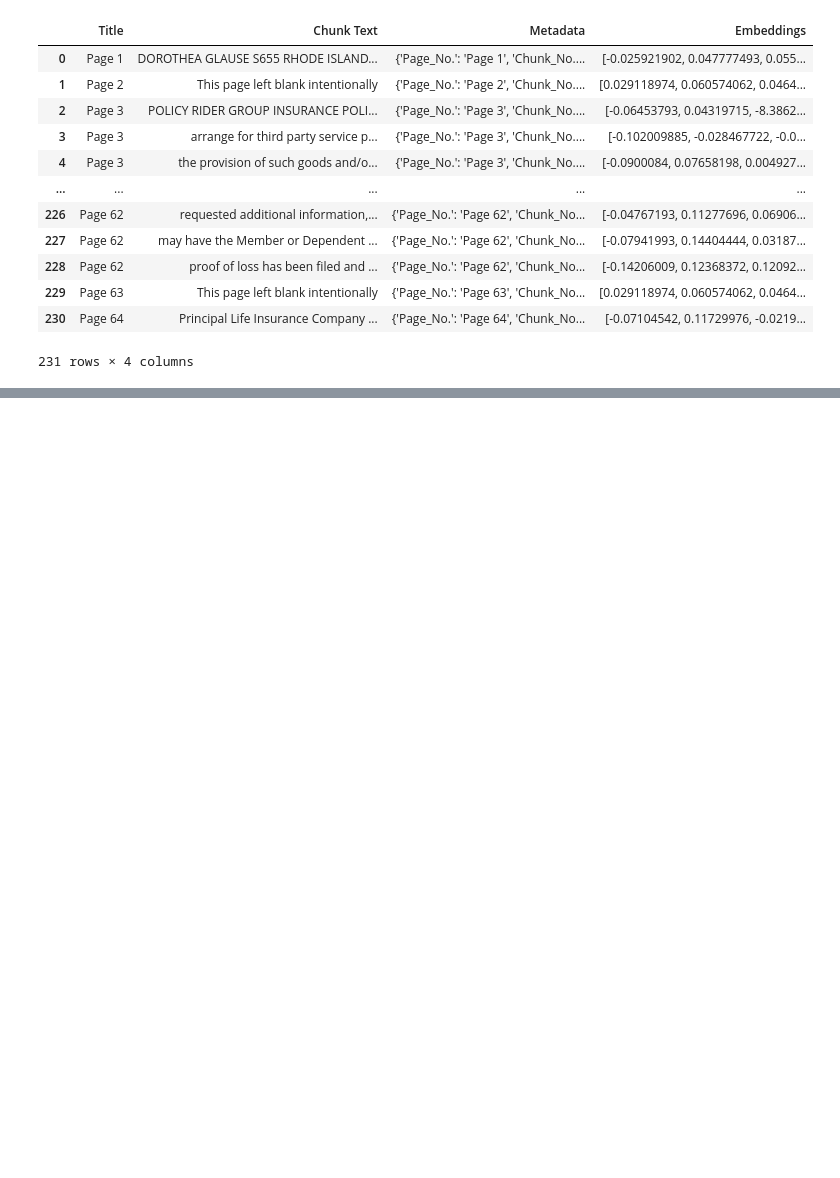
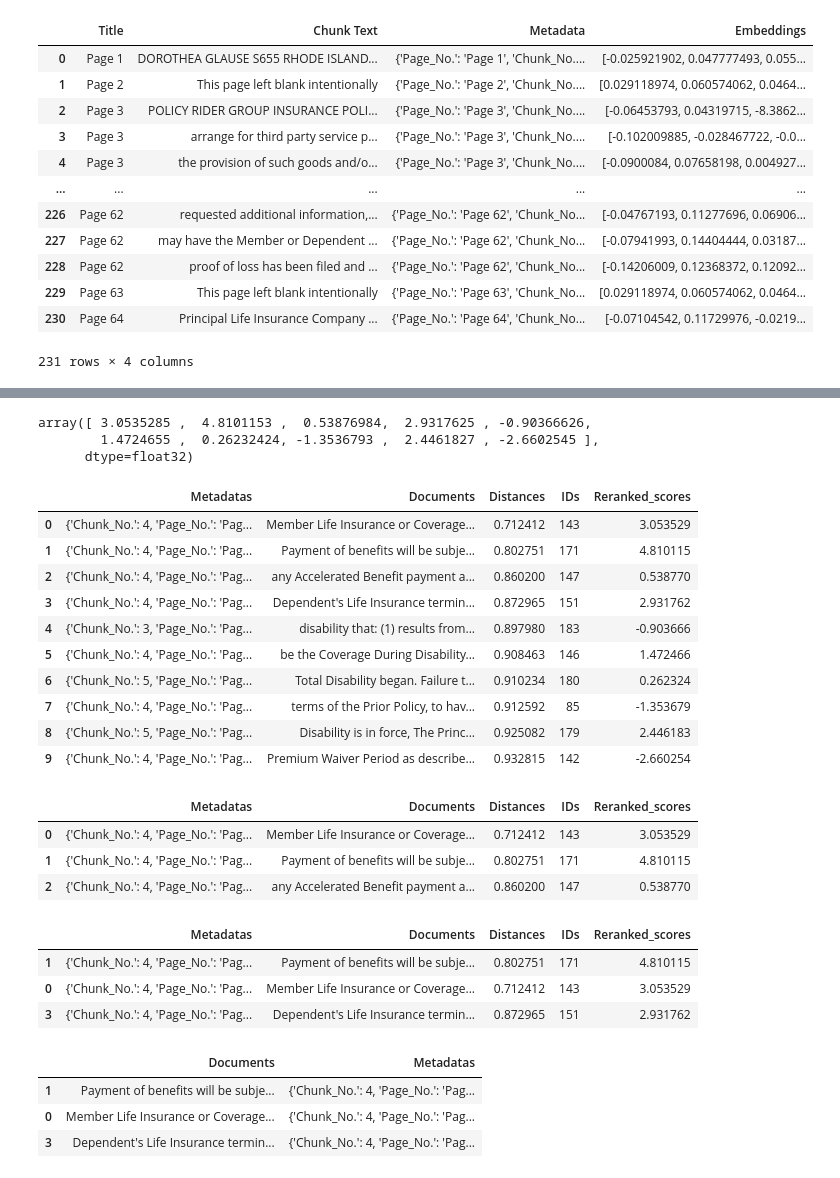
Before and after one commit to Aswani-ReddyKV/HelpMateAI, a Jupyter notebook: Aswani_Reddy_HelpMateAI.ipynb, the cells around one changed output, grey strips where cells are left out. Saved outputs shown, nothing was run; the diff lists cells and outputs as text; code cells hidden in the pictures; blank space fills up the shorter version.

Commit message:
added code till reranking

```diff
--- a/Aswani_Reddy_HelpMateAI.ipynb
+++ b/Aswani_Reddy_HelpMateAI.ipynb
@@ -344,0 +439,8 @@ fixed_chunk_df
+# %%
+# get result from main collection
+results = collection.query(
+query_texts=query,
+n_results=10
+)
+print("Result size is : " + str(len(results.items())))
+results.items()
@@ -344,0 +549,60 @@ fixed_chunk_df
+# %%
+# Initialise the cross encoder model
+cross_encoder = CrossEncoder('cross-encoder/ms-marco-MiniLM-L-6-v2')
+# %%
+# Input (query, response) pairs for each of the top 20 responses received from the semantic search to the cross encoder
+# Generate the cross_encoder scores for these pairs
+
+cross_inputs = [[query, response] for response in results_df['Documents']]
+cross_rerank_scores = cross_encoder.predict(cross_inputs)
+# %%
+# pritn the cross rerank scores
+cross_rerank_scores
+# %% [output]
+array([ 3.0535285 ,  4.8101153 ,  0.53876984,  2.9317625 , -0.90366626,
+        1.4724655 ,  0.26232424, -1.3536793 ,  2.4461827 , -2.6602545 ],
+      dtype=float32)
+# %%
+results_df['Reranked_scores'] = cross_rerank_scores
+# %%
+results_df
+# %% [output]
+|  | Metadatas | Documents | Distances | IDs | Reranked_scores |
+| 0 | {'Chunk_No.': 4, 'Page_No.': 'Pag... | Member Life Insurance or Coverage... | 0.712412 | 143 | 3.053529 |
+| 1 | {'Chunk_No.': 4, 'Page_No.': 'Pag... | Payment of benefits will be subje... | 0.802751 | 171 | 4.810115 |
+| 2 | {'Chunk_No.': 4, 'Page_No.': 'Pag... | any Accelerated Benefit payment a... | 0.860200 | 147 | 0.538770 |
+| 3 | {'Chunk_No.': 4, 'Page_No.': 'Pag... | Dependent's Life Insurance termin... | 0.872965 | 151 | 2.931762 |
+| 4 | {'Chunk_No.': 3, 'Page_No.': 'Pag... | disability that: (1) results from... | 0.897980 | 183 | -0.903666 |
+| 5 | {'Chunk_No.': 4, 'Page_No.': 'Pag... | be the Coverage During Disability... | 0.908463 | 146 | 1.472466 |
+| 6 | {'Chunk_No.': 5, 'Page_No.': 'Pag... | Total Disability began. Failure t... | 0.910234 | 180 | 0.262324 |
+| 7 | {'Chunk_No.': 4, 'Page_No.': 'Pag... | terms of the Prior Policy, to hav... | 0.912592 | 85 | -1.353679 |
+| 8 | {'Chunk_No.': 5, 'Page_No.': 'Pag... | Disability is in force, The Princ... | 0.925082 | 179 | 2.446183 |
+| 9 | {'Chunk_No.': 4, 'Page_No.': 'Pag... | Premium Waiver Period as describe... | 0.932815 | 142 | -2.660254 |
+# %%
+# Return the top 3 results from semantic search
+
+top_3_semantic = results_df.sort_values(by='Distances')
+top_3_semantic[:3]
+# %% [output]
+|  | Metadatas | Documents | Distances | IDs | Reranked_scores |
+| 0 | {'Chunk_No.': 4, 'Page_No.': 'Pag... | Member Life Insurance or Coverage... | 0.712412 | 143 | 3.053529 |
+| 1 | {'Chunk_No.': 4, 'Page_No.': 'Pag... | Payment of benefits will be subje... | 0.802751 | 171 | 4.810115 |
+| 2 | {'Chunk_No.': 4, 'Page_No.': 'Pag... | any Accelerated Benefit payment a... | 0.860200 | 147 | 0.538770 |
+# %%
+# Return the top 3 results after reranking
+
+top_3_rerank = results_df.sort_values(by='Reranked_scores', ascending=False)
+top_3_rerank[:3]
+# %% [output]
+|  | Metadatas | Documents | Distances | IDs | Reranked_scores |
+| 1 | {'Chunk_No.': 4, 'Page_No.': 'Pag... | Payment of benefits will be subje... | 0.802751 | 171 | 4.810115 |
+| 0 | {'Chunk_No.': 4, 'Page_No.': 'Pag... | Member Life Insurance or Coverage... | 0.712412 | 143 | 3.053529 |
+| 3 | {'Chunk_No.': 4, 'Page_No.': 'Pag... | Dependent's Life Insurance termin... | 0.872965 | 151 | 2.931762 |
+# %%
+top_3_RAG = top_3_rerank[["Documents", "Metadatas"]][:3]
+top_3_RAG
+# %% [output]
+|  | Documents | Metadatas |
+| 1 | Payment of benefits will be subje... | {'Chunk_No.': 4, 'Page_No.': 'Pag... |
+| 0 | Member Life Insurance or Coverage... | {'Chunk_No.': 4, 'Page_No.': 'Pag... |
+| 3 | Dependent's Life Insurance termin... | {'Chunk_No.': 4, 'Page_No.': 'Pag... |
```
Also changed, not shown: parts of 17 cells of this notebook.
